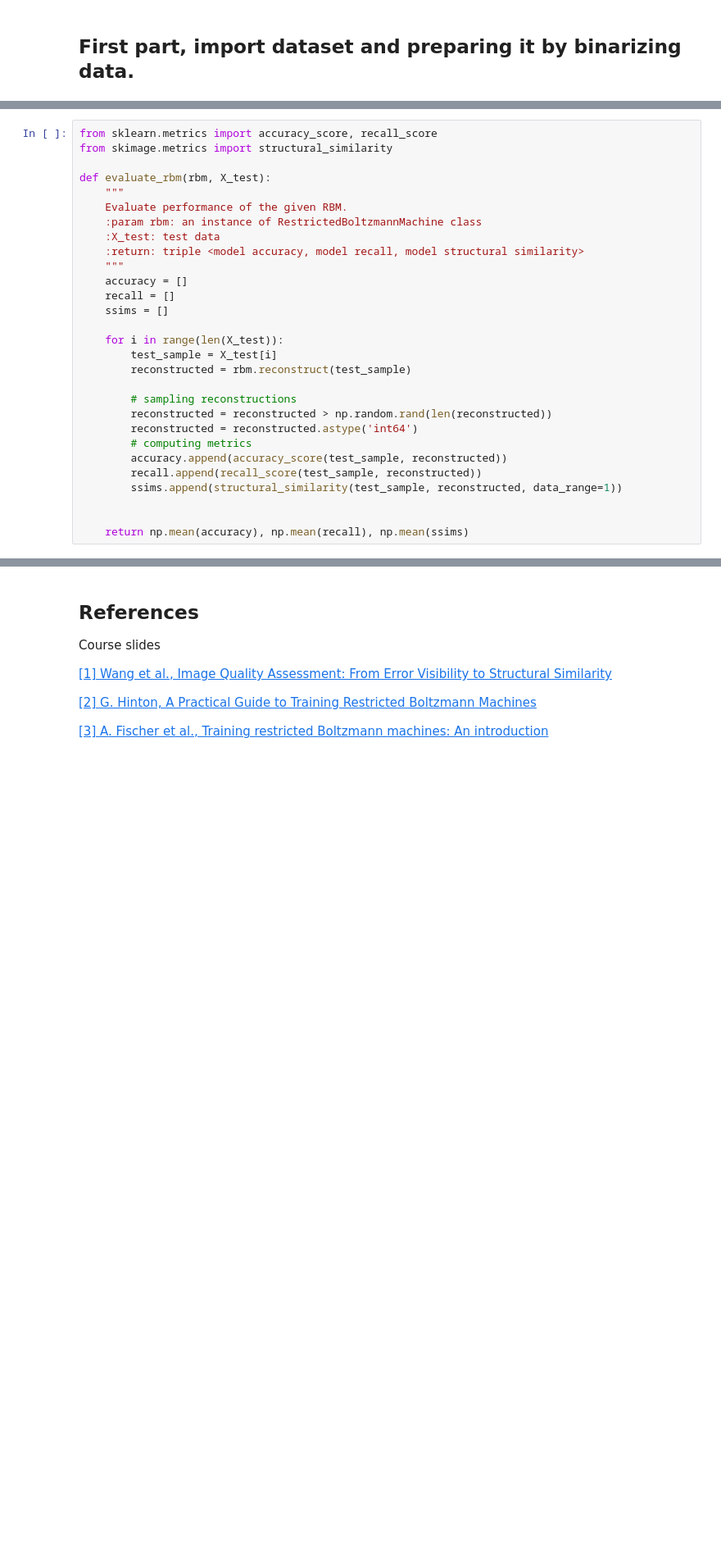
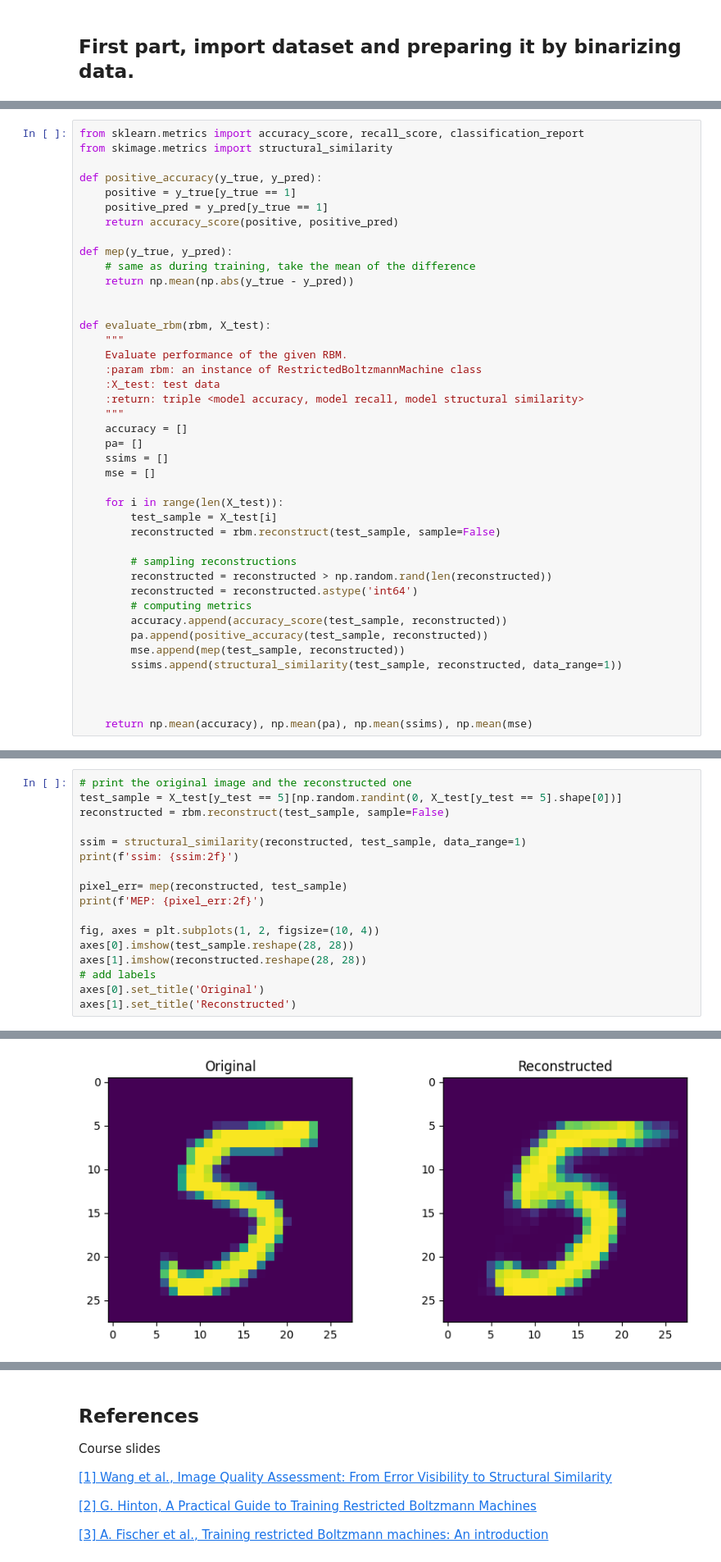
Before and after one commit to vornao/ispr-assignments, a Jupyter notebook: assignment-two/notebook.ipynb, the cells around one changed output, grey strips where cells are left out. Shown at 82% size. Drawn from its saved outputs; the diff is of its cells as text; blank space fills up the shorter version.

Commit message:
added metrics

```diff
--- a/assignment-two/notebook.ipynb
+++ b/assignment-two/notebook.ipynb
@@ -58,7 +67,17 @@ The following cell defines a method that given an instance of my brand new RBM c
 Metrics implementation was taken from `sklearn` and `skimage` libraries.
 # %%
-from sklearn.metrics import accuracy_score, recall_score
+from sklearn.metrics import accuracy_score, recall_score, classification_report
 from skimage.metrics import structural_similarity
+
+def positive_accuracy(y_true, y_pred):
+    positive = y_true[y_true == 1]
+    positive_pred = y_pred[y_true == 1]
+    return accuracy_score(positive, positive_pred)
+
+def mep(y_true, y_pred):
+    # same as during training, take the mean of the difference
+    return np.mean(np.abs(y_true - y_pred))
+
 
 def evaluate_rbm(rbm, X_test):
     """
@@ -68,20 +87,23 @@ def evaluate_rbm(rbm, X_test):
     :return: triple <model accuracy, model recall, model structural similarity>
     """
     accuracy = []
-    recall = []
+    pa= []
     ssims = []
+    mse = []
 
     for i in range(len(X_test)):
         test_sample = X_test[i]
-        reconstructed = rbm.reconstruct(test_sample)
+        reconstructed = rbm.reconstruct(test_sample, sample=False)
 
         # sampling reconstructions
         reconstructed = reconstructed > np.random.rand(len(reconstructed))
         reconstructed = reconstructed.astype('int64')
         # computing metrics
         accuracy.append(accuracy_score(test_sample, reconstructed))
-        recall.append(recall_score(test_sample, reconstructed))
+        pa.append(positive_accuracy(test_sample, reconstructed))
+        mse.append(mep(test_sample, reconstructed))
         ssims.append(structural_similarity(test_sample, reconstructed, data_range=1))
 
 
-    return np.mean(accuracy), np.mean(recall), np.mean(ssims)
+
+    return np.mean(accuracy), np.mean(pa), np.mean(ssims), np.mean(mse)
@@ -89,0 +151,18 @@ def evaluate_rbm(rbm, X_test):
+# %%
+# print the original image and the reconstructed one
+test_sample = X_test[y_test == 5][np.random.randint(0, X_test[y_test == 5].shape[0])]
+reconstructed = rbm.reconstruct(test_sample, sample=False)
+
+ssim = structural_similarity(reconstructed, test_sample, data_range=1)
+print(f'ssim: {ssim:2f}')
+
+pixel_err= mep(reconstructed, test_sample)
+print(f'MEP: {pixel_err:2f}')
+
+fig, axes = plt.subplots(1, 2, figsize=(10, 4))
+axes[0].imshow(test_sample.reshape(28, 28))
+axes[1].imshow(reconstructed.reshape(28, 28))
+# add labels
+axes[0].set_title('Original')
+axes[1].set_title('Reconstructed')
+# %% [output]
@@ -89,0 +172 @@ def evaluate_rbm(rbm, X_test):
+[figure, added]
```
Also changed, not shown: parts of 29 cells of this notebook, 1 other file.
